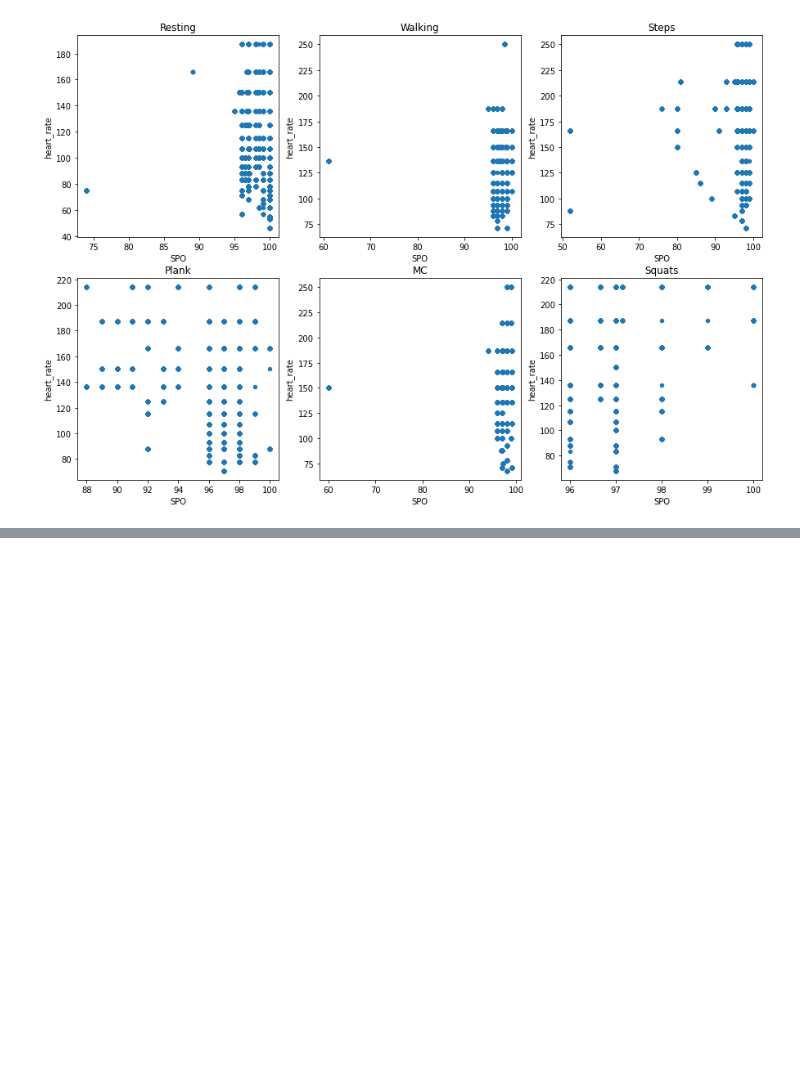
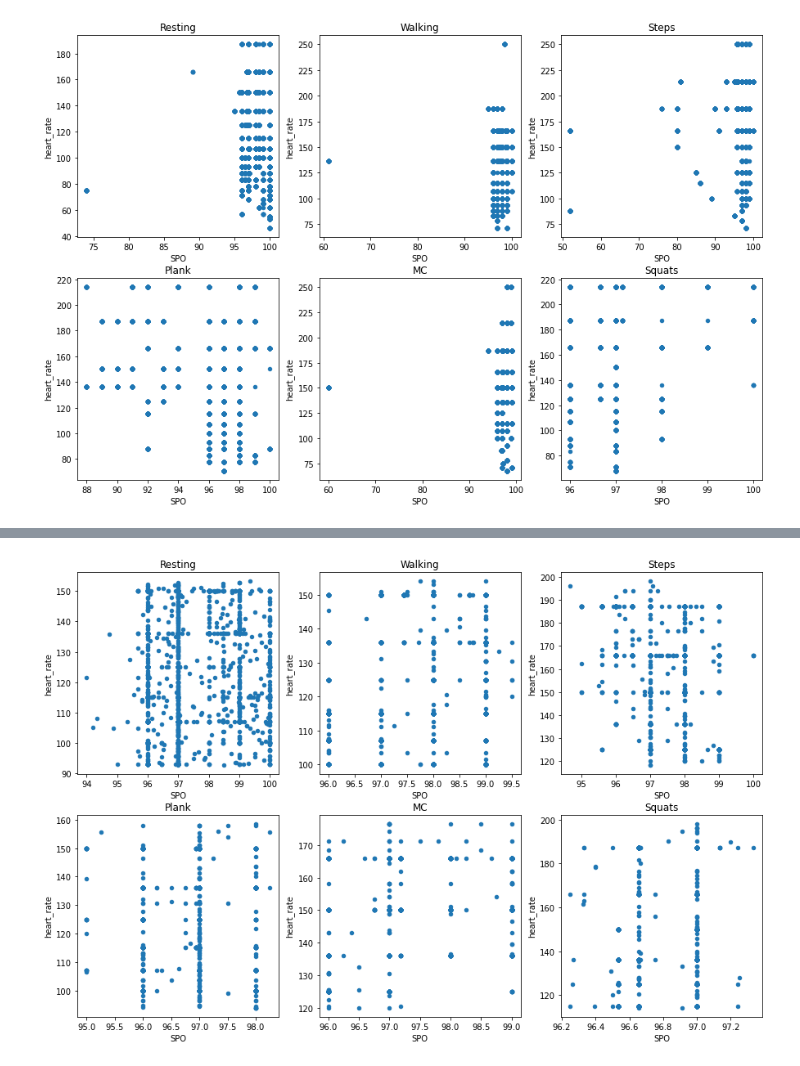
Before and after one commit to rushanmukherjee/Vitals-Classification-Data-Preparation, a Jupyter notebook: create_dataset/DS_data_group_18.ipynb, the cells around one changed output, grey strips where cells are left out. Saved outputs shown, nothing was run; the diff lists cells and outputs as text; code cells hidden in the pictures; blank space fills up the shorter version.

```diff
--- a/create_dataset/DS_data_group_18.ipynb
+++ b/create_dataset/DS_data_group_18.ipynb
@@ -210,0 +377,13 @@ sub_plots(data_set_v_0, data_set_v_1, data_set_v_2, data_set_v_3, data_set_v_4,
+# %%
+sd=1
+or_bal_set_v_0= remove_outliers(bal_set_v_0,sd)
+or_bal_set_v_1= remove_outliers(bal_set_v_1,sd)
+or_bal_set_v_2= remove_outliers(bal_set_v_2,sd)
+or_bal_set_v_3= remove_outliers(bal_set_v_3,sd)
+or_bal_set_v_4= remove_outliers(bal_set_v_4,sd)
+or_bal_set_v_5= remove_outliers(bal_set_v_5,sd)
+# %%
+# Join everything in a single dataset
+data_set_group18= []
+data_set_group18 = or_bal_set_v_0.append([or_bal_set_v_1, or_bal_set_v_2, or_bal_set_v_3,or_bal_set_v_4, or_bal_set_v_5]).reset_index(drop=True)
+data_set_group18
@@ -210,0 +414,4 @@ sub_plots(data_set_v_0, data_set_v_1, data_set_v_2, data_set_v_3, data_set_v_4,
+# %%
+sub_plots(or_bal_set_v_0, or_bal_set_v_1, or_bal_set_v_2,or_bal_set_v_3, or_bal_set_v_4, or_bal_set_v_5)
+# %% [output]
+[figure, added]
```
Also changed, not shown: parts of 17 cells of this notebook, 1 other file.
